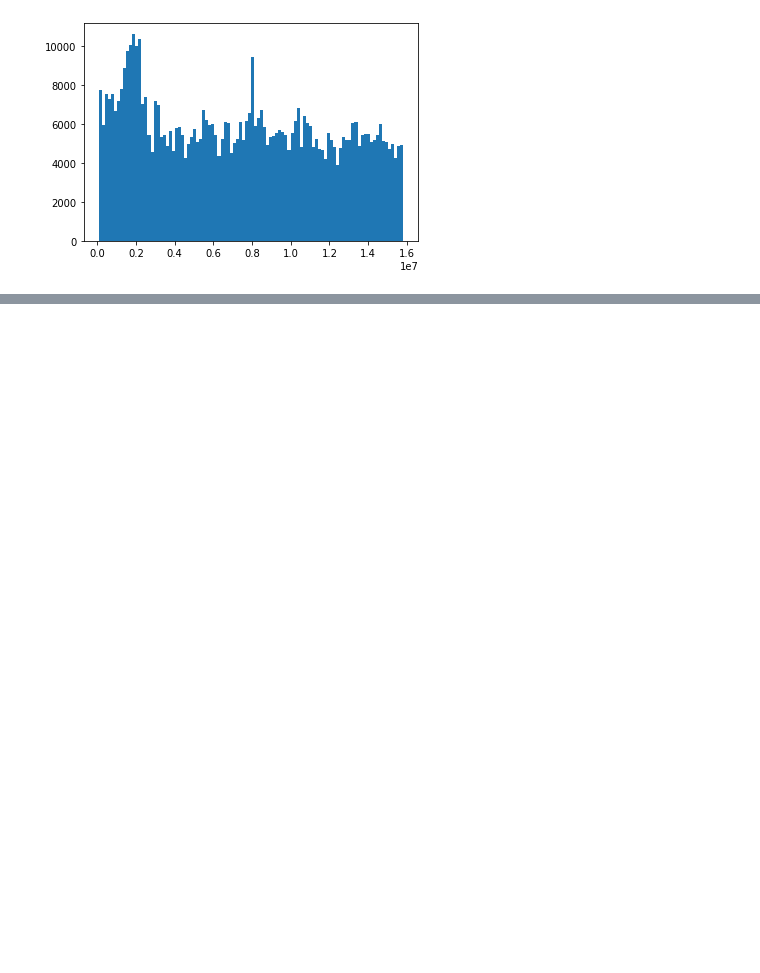
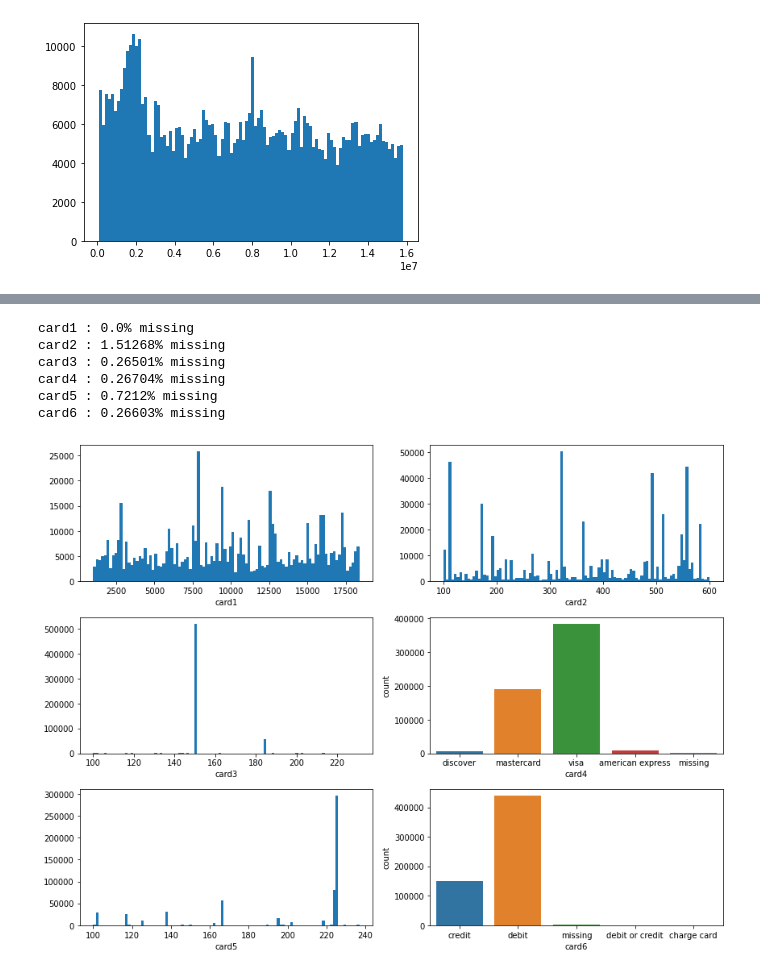
Before and after one commit to talanthier/IEEE-Fraud-Detection, a Jupyter notebook: exploration-01.ipynb, the cells around one changed output, grey strips where cells are left out. Saved outputs shown, nothing was run; the diff lists cells and outputs as text; code cells hidden in the pictures; blank space fills up the shorter version.

Commit message:
added eda for card info

```diff
--- a/exploration-01.ipynb
+++ b/exploration-01.ipynb
@@ -65,0 +98,34 @@ plt.show()
+# %%
+for c in card_list:
+    print('{} : {}% missing'.format(c, round(train[c].isna().sum()/len(train)*100,5)))
+# %% [output]
+card1 : 0.0% missing
+card2 : 1.51268% missing
+card3 : 0.26501% missing
+card4 : 0.26704% missing
+card5 : 0.7212% missing
+card6 : 0.26603% missing
+# %%
+fig, ax = plt.subplots(3,2, figsize = (12,9))
+ax[0][0].hist(train['card1'], bins = 100)
+ax[0][0].set_xlabel('card1')
+
+ax[0][1].hist(train['card2'], bins = 100)
+ax[0][1].set_xlabel('card2')
+
+ax[1][0].hist(train['card3'], bins = 100)
+ax[1][0].set_xlabel('card3')
+
+sns.countplot(x = train['card4'].fillna('missing'), ax = ax[1][1])
+ax[1][1].set_xlabel('card4')
+
+ax[2][0].hist(train['card5'], bins = 100)
+ax[2][0].set_xlabel('card5')
+
+sns.countplot(x = train['card6'].fillna('missing'), ax = ax[2][1])
+ax[2][1].set_xlabel('card6')
+
+fig.tight_layout()
+plt.show()
+# %% [output]
+[figure, added]
```
Also changed, not shown: parts of 15 cells of this notebook.
